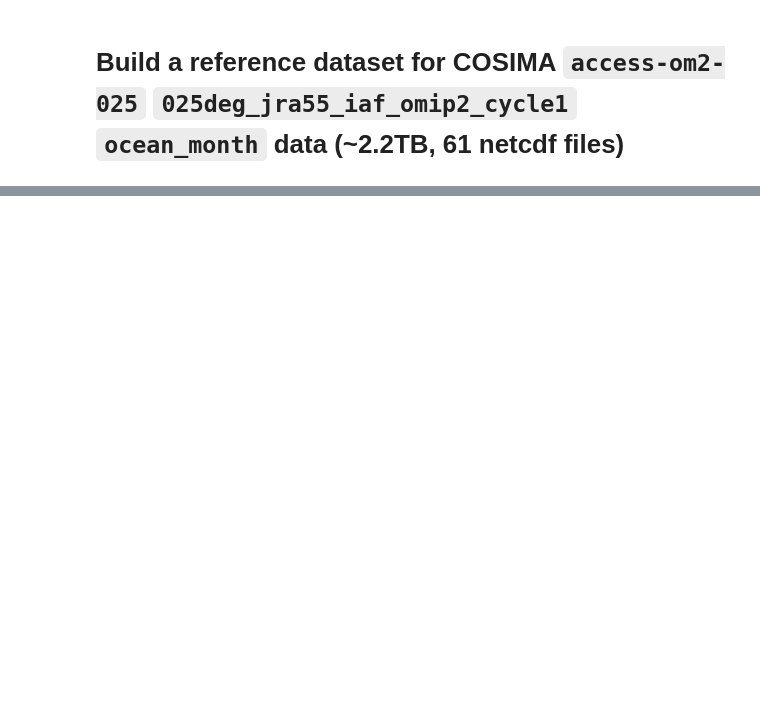
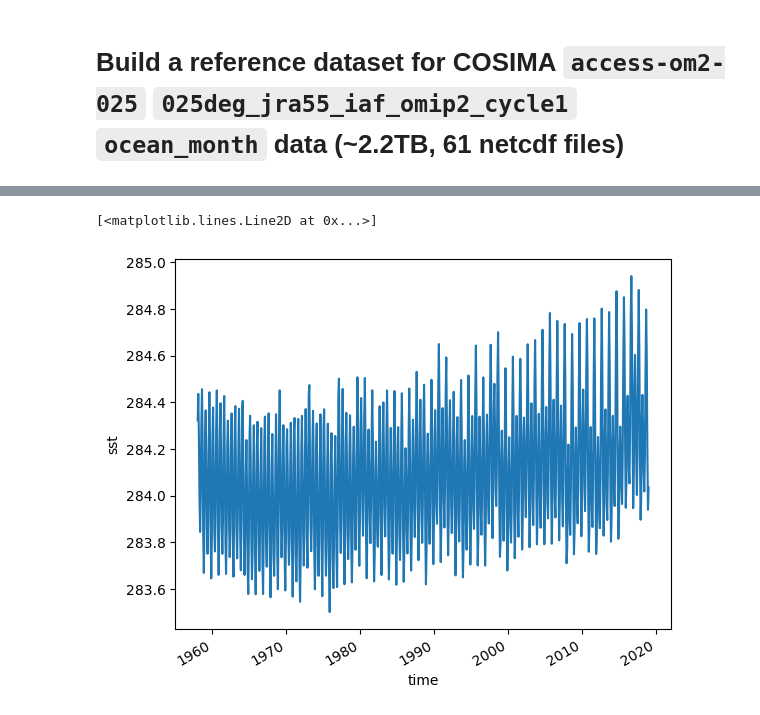
Before and after one commit to ACCESS-NRI/dev_data_querying, a Jupyter notebook: cosima_intake/cosima_kerchunk.ipynb, the cells around one changed output, grey strips where cells are left out. Saved outputs shown, nothing was run; the diff lists cells and outputs as text; code cells hidden in the pictures; blank space fills up the shorter version.

```diff
--- a/cosima_intake/cosima_kerchunk.ipynb
+++ b/cosima_intake/cosima_kerchunk.ipynb
@@ -29 +32,5 @@ flist = fs.glob(f"{exp_root}/output*/ocean/ocean_month.nc")
+# %%
+exp_root = "/g/data/ik11/outputs/access-om2-025/025deg_jra55_iaf_omip2_cycle1"
+
+files = sorted(glob.glob(f"{exp_root}/output*/ocean/ocean_month.nc"))
 # %% [markdown]
@@ -118,8 +246,8 @@ Wall time: 47.7 s
 %%time
 
 ds = xr.open_mfdataset(
-    flist,
-    chunks={"time": -1},
+    files,
+    chunks="auto",
     concat_dim="time",
     parallel=True,
     combine="nested",
@@ -141 +269,6 @@ Wall time: 15.1 s
+# %%
+global_mean.plot()
+# %% [output]
+[<matplotlib.lines.Line2D at 0x...>]
+[figure, added]
 # %% [markdown]
```
Also changed, not shown: parts of 33 cells of this notebook, 2 other files.
